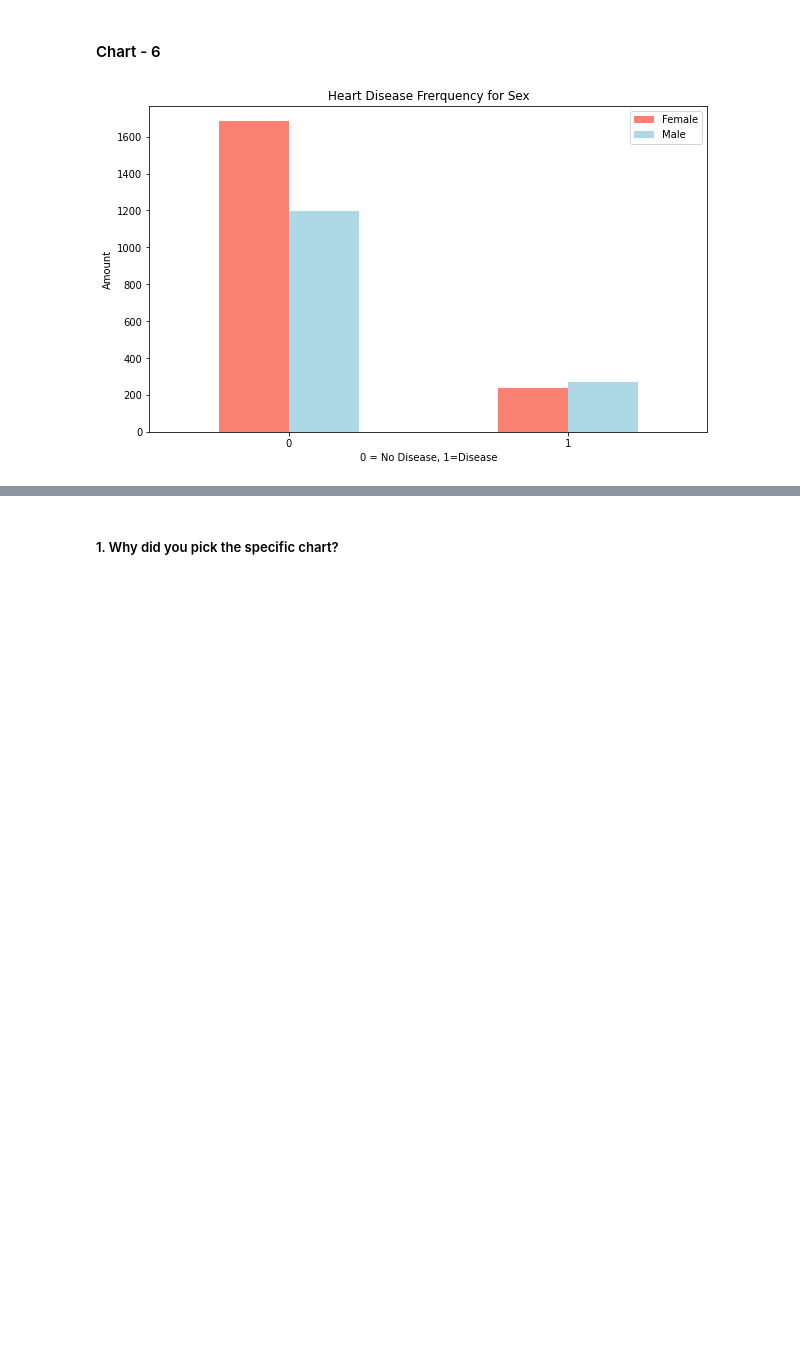
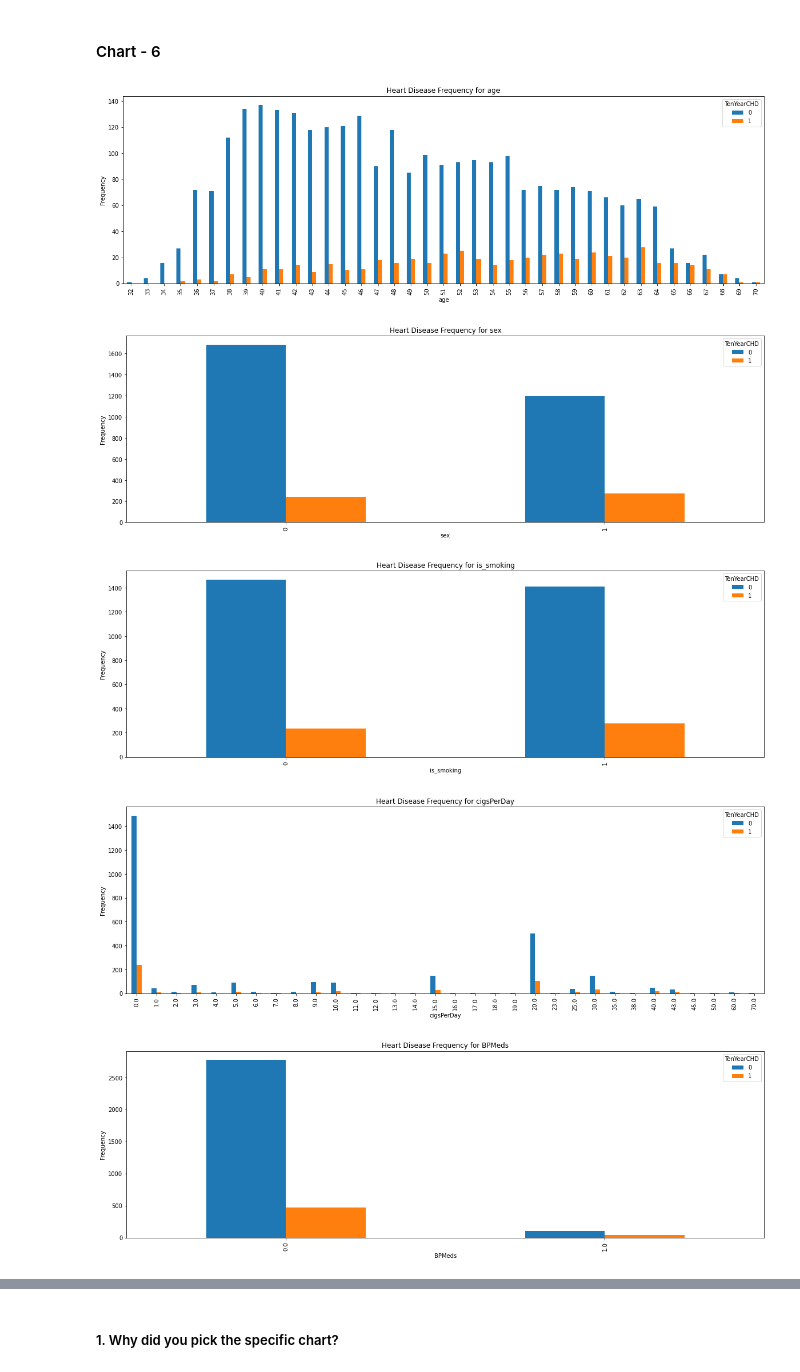
Before and after one commit to Mihirgupta2001/Classification-Capstone-Project, a Jupyter notebook: Classification_Capstone_Project.ipynb, the cells around one changed output, grey strips where cells are left out. Drawn from its saved outputs; the diff is of its cells as text; code cells hidden in the pictures; blank space fills up the shorter version.

```diff
--- a/Classification_Capstone_Project.ipynb
+++ b/Classification_Capstone_Project.ipynb
@@ -541,13 +543,18 @@ Answer Here
 # %% [markdown]
 #### Chart - 6
 # %%
-# Chart - 5 visualization code
-#Create plot of crosstab
-pd.crosstab(df.TenYearCHD, df.sex).plot(kind="bar",figsize=(10,6),color=["salmon","lightblue"])
-plt.title("Heart Disease Frerquency for Sex")
-plt.xlabel("0 = No Disease, 1=Disease")
-plt.ylabel("Amount")
-plt.legend(["Female","Male"]);
-plt.xticks(rotation=0);
+# Chart - 6 visualization code
+features = df.columns
+for col in features:
+  featuring = df[col]
+  pd.crosstab(featuring,df.TenYearCHD).plot(kind="bar",figsize=(20,6),)
+  plt.title(f'Heart Disease Frequency for {col}')
+  plt.xlabel(col)
+  plt.ylabel('Frequency')
+  plt.show()
 # %% [output]
-[figure, old version]
+[figure, new version]
+[figure, added]
+[figure, added]
+[figure, added]
+[figure, added]
```
Also changed, not shown: parts of 9 cells of this notebook.
